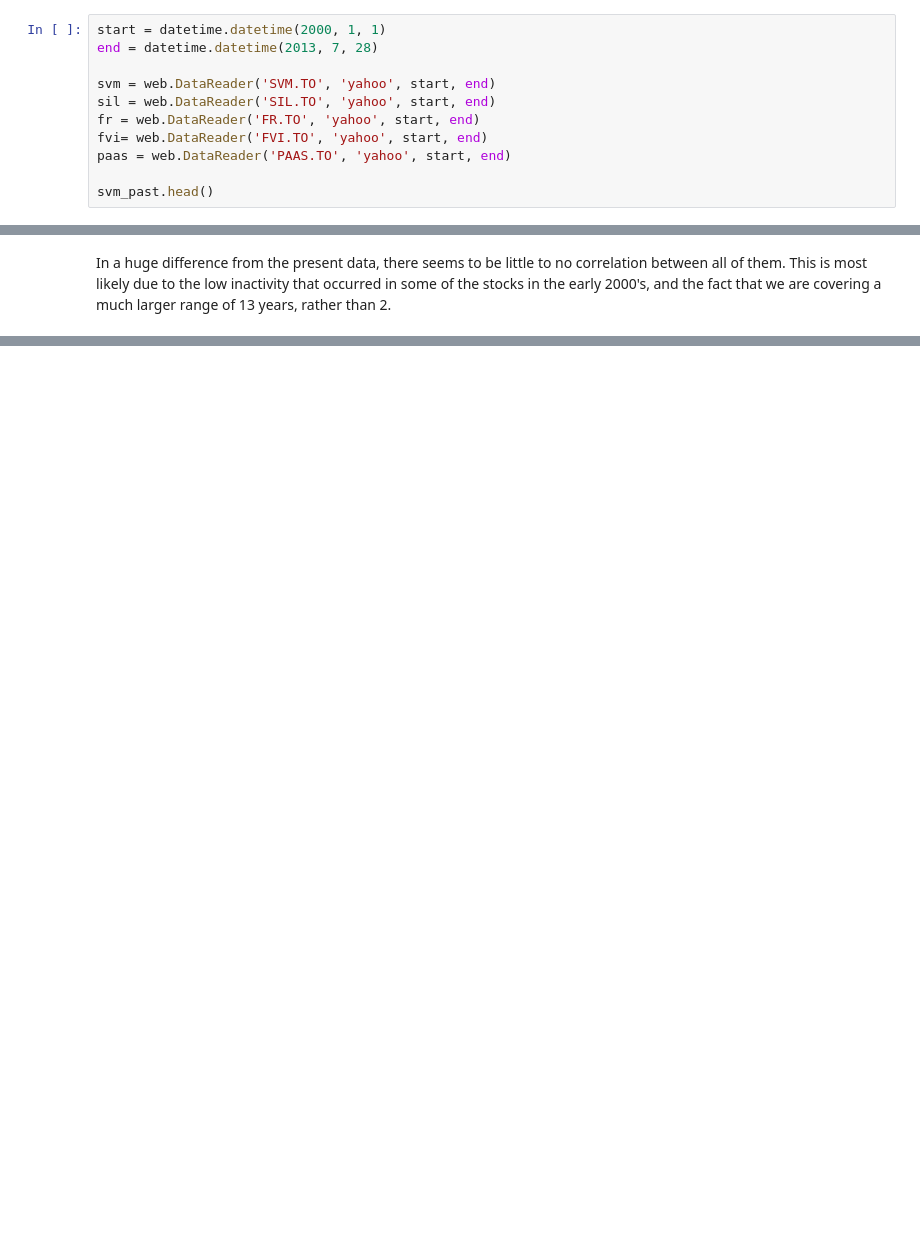
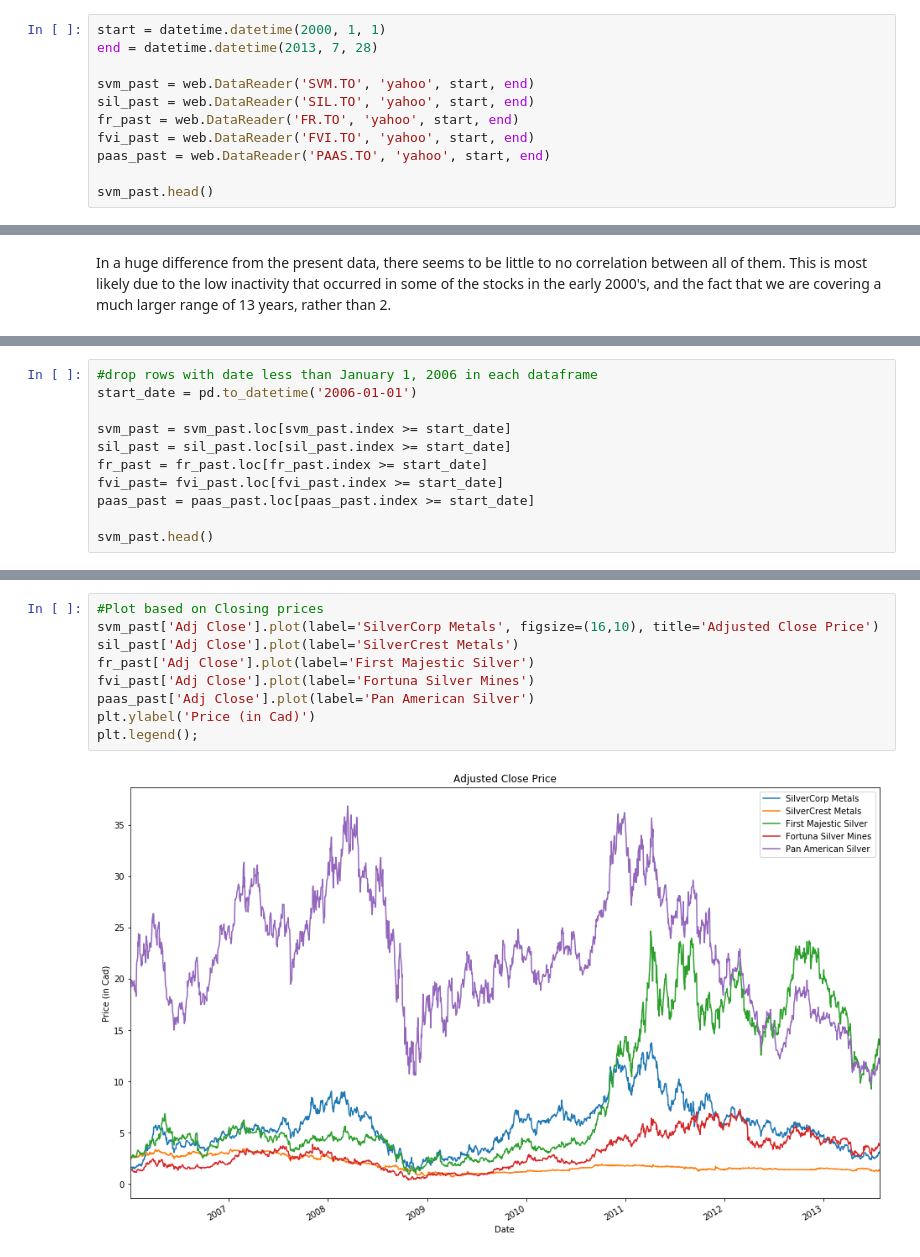
Before and after one commit to Benjamin-Pickers/Stock-Analysis, a Jupyter notebook: Stock analysis/ComparingCanadianSilverStocks.ipynb, the cells around one changed output, grey strips where cells are left out. Cells and saved outputs as stored; diff of their text form; blank space fills up the shorter version.

```diff
--- a/Stock analysis/ComparingCanadianSilverStocks.ipynb
+++ b/Stock analysis/ComparingCanadianSilverStocks.ipynb
@@ -360,11 +327,11 @@ Once again, we will grab our data from Yahoo Finance, with the time range being
 start = datetime.datetime(2000, 1, 1)
 end = datetime.datetime(2013, 7, 28)
 
-svm = web.DataReader('SVM.TO', 'yahoo', start, end)
-sil = web.DataReader('SIL.TO', 'yahoo', start, end)
-fr = web.DataReader('FR.TO', 'yahoo', start, end)
-fvi= web.DataReader('FVI.TO', 'yahoo', start, end)
-paas = web.DataReader('PAAS.TO', 'yahoo', start, end)
+svm_past = web.DataReader('SVM.TO', 'yahoo', start, end)
+sil_past = web.DataReader('SIL.TO', 'yahoo', start, end)
+fr_past = web.DataReader('FR.TO', 'yahoo', start, end)
+fvi_past = web.DataReader('FVI.TO', 'yahoo', start, end)
+paas_past = web.DataReader('PAAS.TO', 'yahoo', start, end)
 
 svm_past.head()
 # %% [output]
@@ -458,0 +409,11 @@ plt.legend();
+# %%
+#drop rows with date less than January 1, 2006 in each dataframe
+start_date = pd.to_datetime('2006-01-01')
+
+svm_past = svm_past.loc[svm_past.index >= start_date]
+sil_past = sil_past.loc[sil_past.index >= start_date]
+fr_past = fr_past.loc[fr_past.index >= start_date]
+fvi_past= fvi_past.loc[fvi_past.index >= start_date]
+paas_past = paas_past.loc[paas_past.index >= start_date]
+
+svm_past.head()
@@ -458,0 +428,11 @@ plt.legend();
+# %%
+#Plot based on Closing prices
+svm_past['Adj Close'].plot(label='SilverCorp Metals', figsize=(16,10), title='Adjusted Close Price')
+sil_past['Adj Close'].plot(label='SilverCrest Metals')
+fr_past['Adj Close'].plot(label='First Majestic Silver')
+fvi_past['Adj Close'].plot(label='Fortuna Silver Mines')
+paas_past['Adj Close'].plot(label='Pan American Silver')
+plt.ylabel('Price (in Cad)')
+plt.legend();
+# %% [output]
+[figure, added]
```
Also changed, not shown: parts of 25 cells of this notebook.
